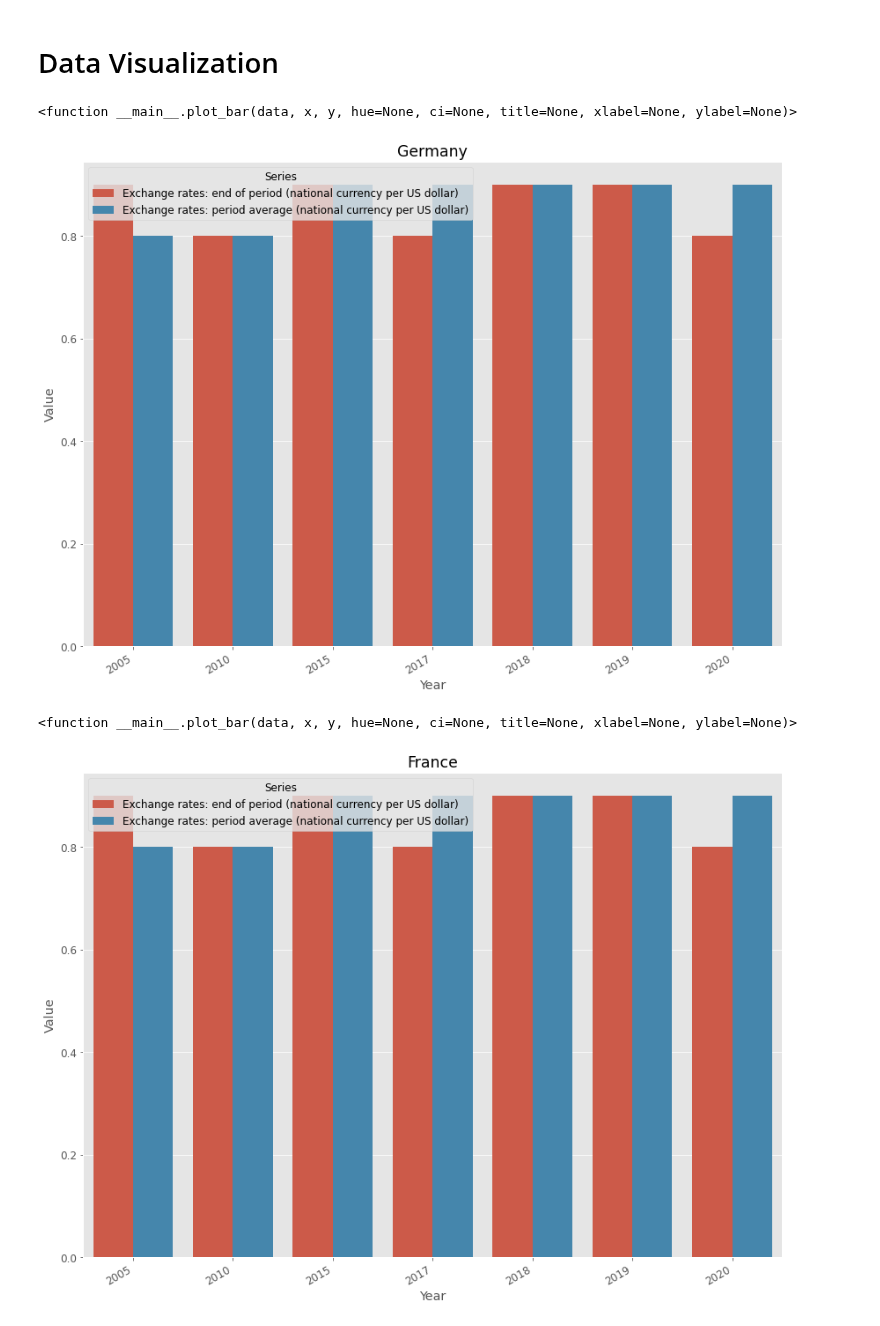
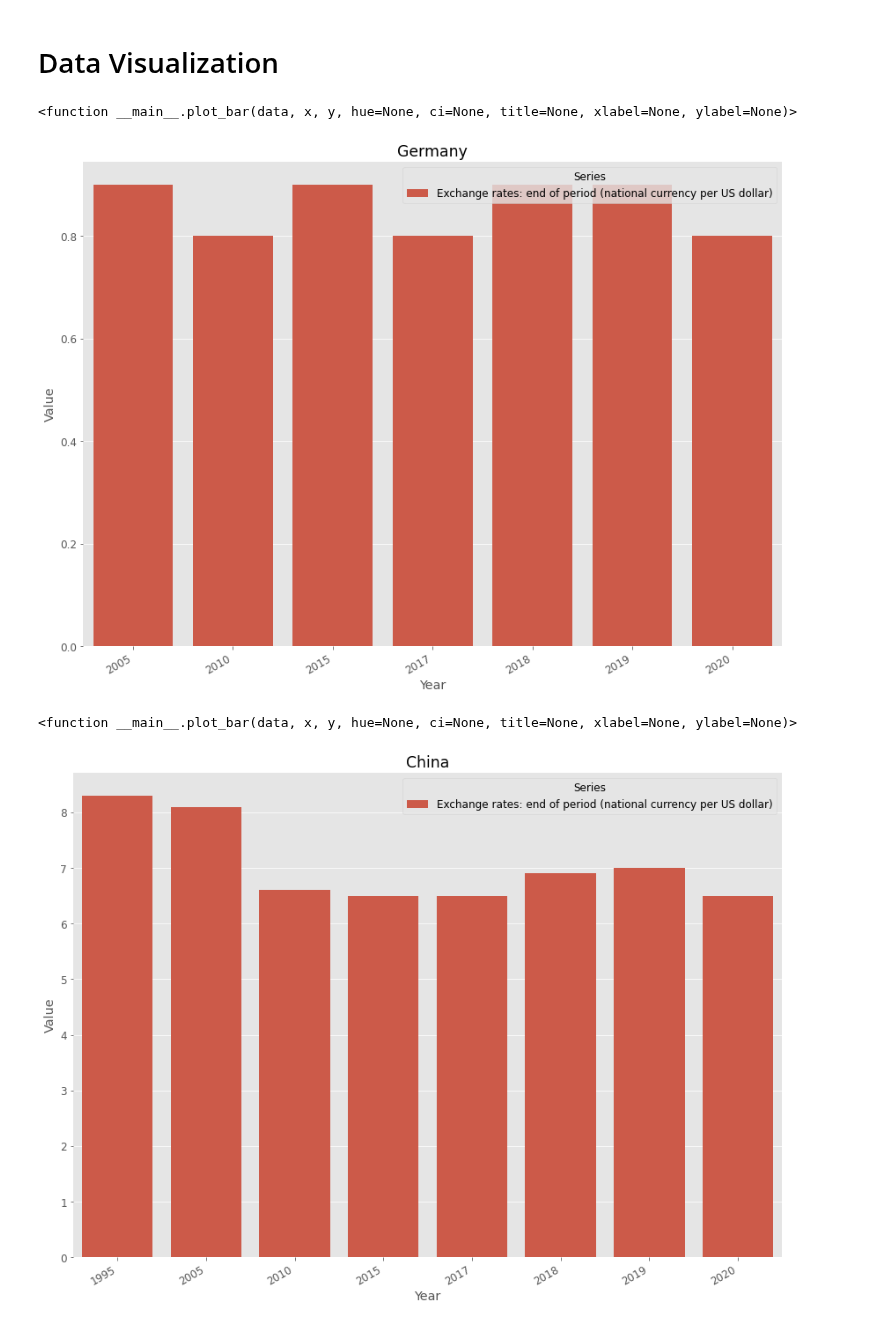
Before and after one commit to eldrigeampong/Data-Science, a Jupyter notebook: UN/Finance/project2.ipynb, the cells around one changed output. Saved outputs shown, nothing was run; the diff lists cells and outputs as text; code cells hidden in the pictures.

```diff
--- a/UN/Finance/project2.ipynb
+++ b/UN/Finance/project2.ipynb
@@ -80,8 +80,14 @@ df.head()
 | 4 | 4 | Afghanistan | 2017 | Exchange rates: end of period (na... | Afghani (AFN) | NaN | 69.5 | NaN | ... |
 # %%
 df1 = df[['Code', 'Country/Area', 'Year', 'Series', 'National currency', 'Value']]
-df1.rename(columns={'National currency': 'NationalCurrency'}, inplace=True)             # rename column
-df1
+df1.rename(
+    columns={
+        'National currency': 'NationalCurrency'
+    },
+        inplace=True
+)
+
+df1.head()
 # %% [output]
 |  | Code | Country/Area | Year | Series | NationalCurrency | Value |
 | 0 | 4 | Afghanistan | 1995 | Exchange rates: end of period (na... | Afghani (AFN) | 47.5 |
@@ -264,8 +261,8 @@ df1[df1['NationalCurrency'].isna()]
 # %% [markdown]
 # Grouping and Aggregation
 # %%
-df_grpd = df1.groupby('Country/Area')
-df_grpd.head()
+country_or_area_curr_grpd = df1.groupby(['Country/Area', 'NationalCurrency'])                       # group by country and currency
+country_or_area_curr_grpd.head()
 # %% [output]
 |  | Code | Country/Area | Year | Series | NationalCurrency | Value |
 | 0 | 4 | Afghanistan | 1995 | Exchange rates: end of period (na... | Afghani (AFN) | 47.5 |
@@ -294,30 +291,32 @@ def plot_bar(data, x, y, hue=None, ci=None, title=None, xlabel=None, ylabel=None
         data=data,
         x=x, y=y,
         hue=hue, ci=ci,
-        ax=ax
-    )
+        ax=ax)
 
     # plot axis label
     ax.set(title=title, xlabel=xlabel, ylabel=ylabel)
 
+    # despine axes
+    sns.despine(bottom=True, left=True)
+
     return plot_bar
 # %%
 plot_bar(
-    data=df_grpd.get_group('Germany'),
+    data=country_or_area_curr_grpd.get_group(('Germany', 'Euro (EUR)')),
     x='Year', y='Value', hue='Series',
     xlabel='Year', ylabel='Value', title='Germany'
 )
 # %% [output]
 <function __main__.plot_bar(data, x, y, hue=None, ci=None, title=None, xlabel=None, ylabel=None)>
-[figure, old version]
+[figure, new version]
 # %%
 plot_bar(
-    data=df_grpd.get_group('France'),
+    data=country_or_area_curr_grpd.get_group(('China', 'Yuan Renminbi (CNY)')),
     x='Year', y='Value', hue='Series',
-    xlabel='Year', ylabel='Value', title='France'
+    xlabel='Year', ylabel='Value', title='China'
 )
 # %% [output]
 <function __main__.plot_bar(data, x, y, hue=None, ci=None, title=None, xlabel=None, ylabel=None)>
-[figure, old version]
+[figure, new version]
 # %%
 plot_bar(
```
Also changed, not shown: parts of 9 cells of this notebook, 1 other file.
